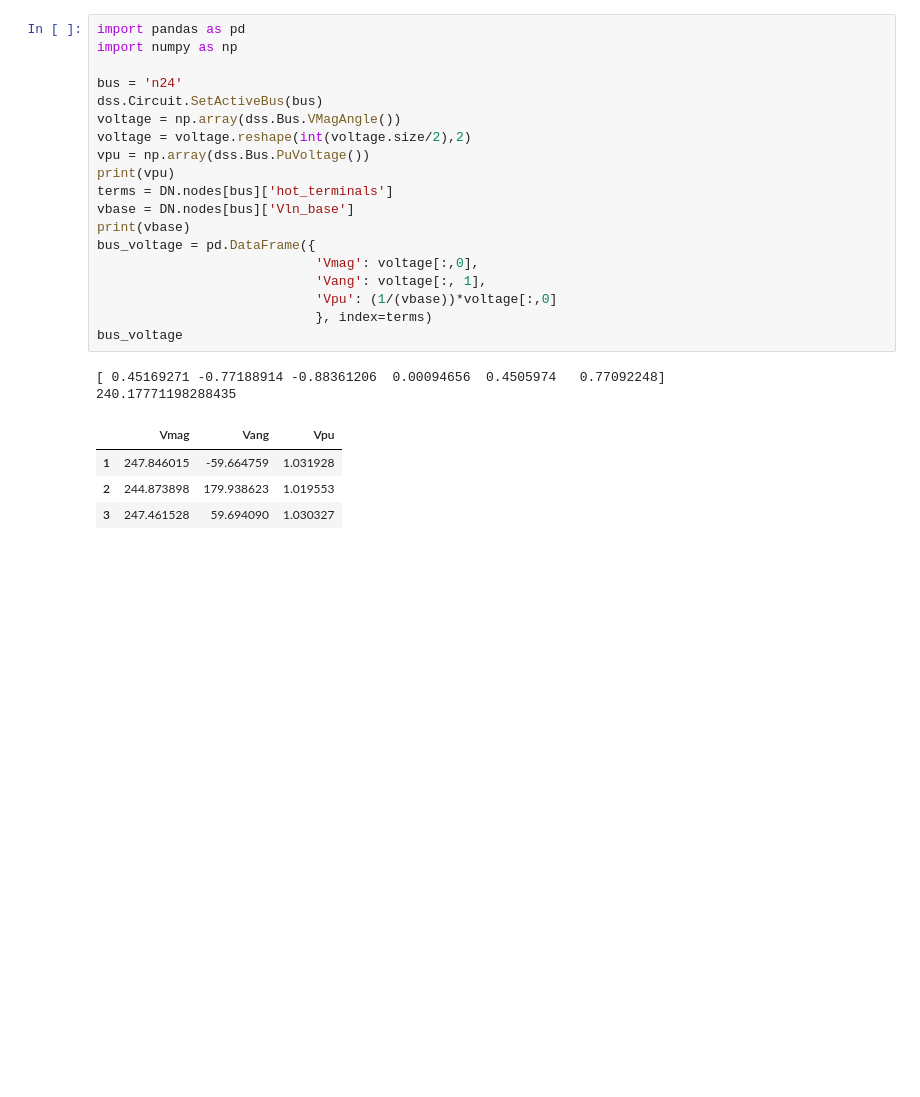
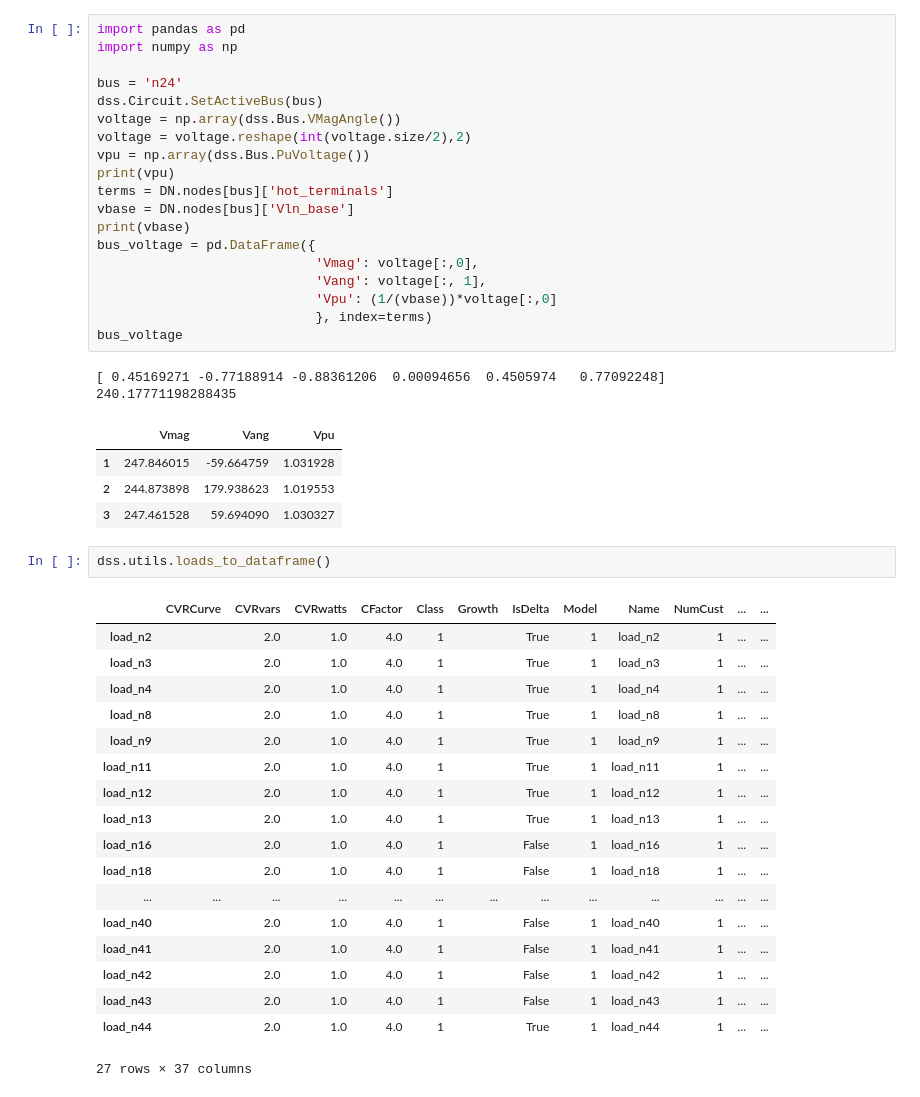
Before and after one commit to spenceregan/ECEN5437-Proj1, a Jupyter notebook: scripts/Proj1.ipynb, the cells around one changed output. Drawn from its saved outputs; the diff is of its cells as text; blank space fills up the shorter version.

```diff
--- a/scripts/Proj1.ipynb
+++ b/scripts/Proj1.ipynb
@@ -64,3 +64,24 @@ bus_voltage
 | 1 | 247.846015 | -59.664759 | 1.031928 |
 | 2 | 244.873898 | 179.938623 | 1.019553 |
 | 3 | 247.461528 | 59.694090 | 1.030327 |
+# %%
+dss.utils.loads_to_dataframe()
+# %% [output]
+|  | CVRCurve | CVRvars | CVRwatts | CFactor | Class | Growth | IsDelta | Model | Name | NumCust | ... | ... |
+| load_n2 |  | 2.0 | 1.0 | 4.0 | 1 |  | True | 1 | load_n2 | 1 | ... | ... |
+| load_n3 |  | 2.0 | 1.0 | 4.0 | 1 |  | True | 1 | load_n3 | 1 | ... | ... |
+| load_n4 |  | 2.0 | 1.0 | 4.0 | 1 |  | True | 1 | load_n4 | 1 | ... | ... |
+| load_n8 |  | 2.0 | 1.0 | 4.0 | 1 |  | True | 1 | load_n8 | 1 | ... | ... |
+| load_n9 |  | 2.0 | 1.0 | 4.0 | 1 |  | True | 1 | load_n9 | 1 | ... | ... |
+| load_n11 |  | 2.0 | 1.0 | 4.0 | 1 |  | True | 1 | load_n11 | 1 | ... | ... |
+| load_n12 |  | 2.0 | 1.0 | 4.0 | 1 |  | True | 1 | load_n12 | 1 | ... | ... |
+| load_n13 |  | 2.0 | 1.0 | 4.0 | 1 |  | True | 1 | load_n13 | 1 | ... | ... |
+| load_n16 |  | 2.0 | 1.0 | 4.0 | 1 |  | False | 1 | load_n16 | 1 | ... | ... |
+| load_n18 |  | 2.0 | 1.0 | 4.0 | 1 |  | False | 1 | load_n18 | 1 | ... | ... |
+| ... | ... | ... | ... | ... | ... | ... | ... | ... | ... | ... | ... | ... |
+| load_n40 |  | 2.0 | 1.0 | 4.0 | 1 |  | False | 1 | load_n40 | 1 | ... | ... |
+| load_n41 |  | 2.0 | 1.0 | 4.0 | 1 |  | False | 1 | load_n41 | 1 | ... | ... |
+| load_n42 |  | 2.0 | 1.0 | 4.0 | 1 |  | False | 1 | load_n42 | 1 | ... | ... |
+| load_n43 |  | 2.0 | 1.0 | 4.0 | 1 |  | False | 1 | load_n43 | 1 | ... | ... |
+| load_n44 |  | 2.0 | 1.0 | 4.0 | 1 |  | True | 1 | load_n44 | 1 | ... | ... |
+27 rows × 37 columns
```
Also changed, not shown: 1 other file.
